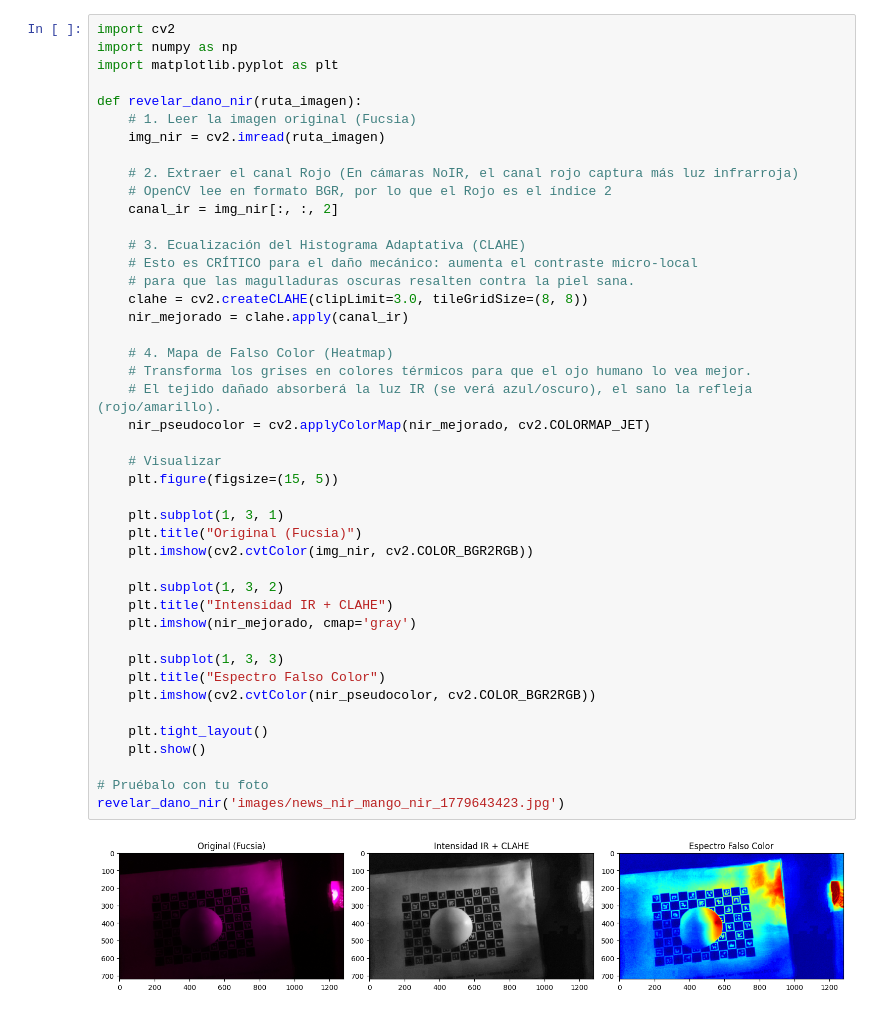
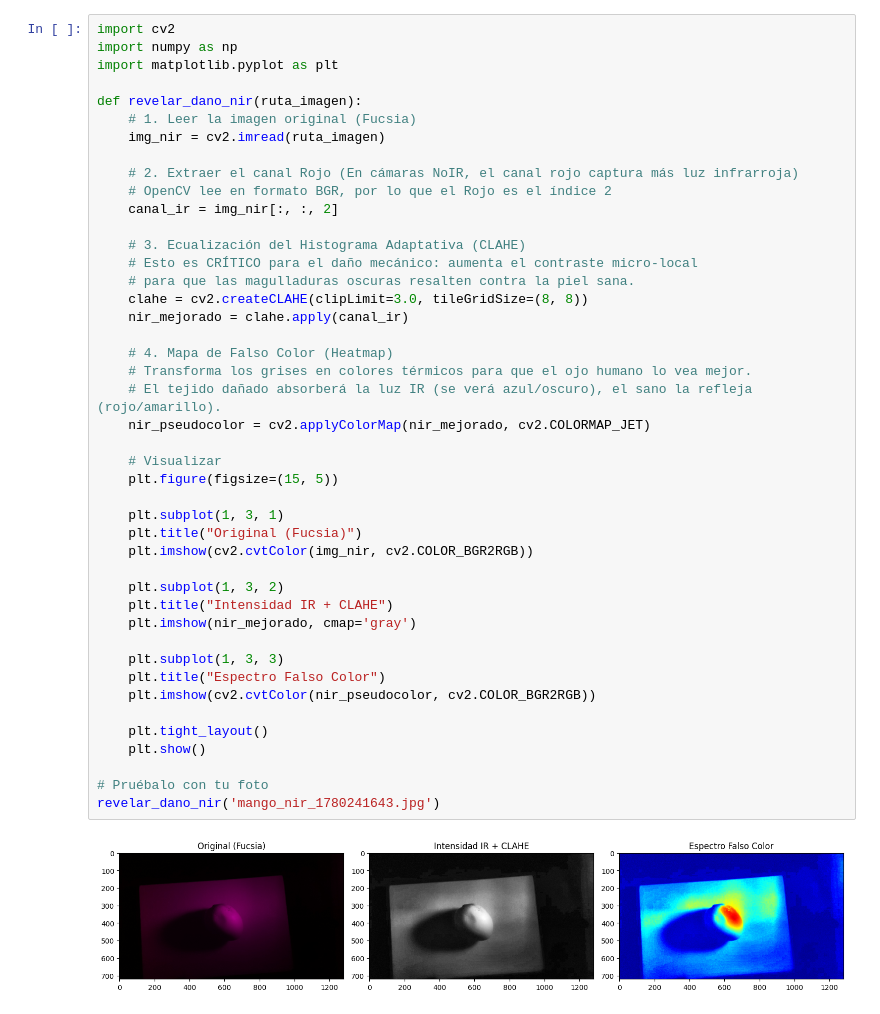
Before and after one commit to gabrielWYP/MCP_Agent, a Jupyter notebook: notebooks/prueba_nir.ipynb, the cells around one changed output. Saved outputs shown, nothing was run; the diff lists cells and outputs as text.

```diff
--- a/notebooks/prueba_nir.ipynb
+++ b/notebooks/prueba_nir.ipynb
@@ -15,32 +15,32 @@ def revelar_dano_nir(ruta_imagen):
     # Esto es CRÍTICO para el daño mecánico: aumenta el contraste micro-local
     # para que las magulladuras oscuras resalten contra la piel sana.
     clahe = cv2.createCLAHE(clipLimit=3.0, tileGridSize=(8, 8))
     nir_mejorado = clahe.apply(canal_ir)
 
     # 4. Mapa de Falso Color (Heatmap)
     # Transforma los grises en colores térmicos para que el ojo humano lo vea mejor.
     # El tejido dañado absorberá la luz IR (se verá azul/oscuro), el sano la refleja (rojo/amarillo).
     nir_pseudocolor = cv2.applyColorMap(nir_mejorado, cv2.COLORMAP_JET)
 
     # Visualizar
     plt.figure(figsize=(15, 5))
 
     plt.subplot(1, 3, 1)
     plt.title("Original (Fucsia)")
     plt.imshow(cv2.cvtColor(img_nir, cv2.COLOR_BGR2RGB))
 
     plt.subplot(1, 3, 2)
     plt.title("Intensidad IR + CLAHE")
     plt.imshow(nir_mejorado, cmap='gray')
 
     plt.subplot(1, 3, 3)
     plt.title("Espectro Falso Color")
     plt.imshow(cv2.cvtColor(nir_pseudocolor, cv2.COLOR_BGR2RGB))
 
     plt.tight_layout()
     plt.show()
 
 # Pruébalo con tu foto
-revelar_dano_nir('images/news_nir_mango_nir_1779643423.jpg')
+revelar_dano_nir('mango_nir_1780241643.jpg')
 # %% [output]
-[figure, old version]
+[figure, new version]
```
Also changed, not shown: 1 other file.
